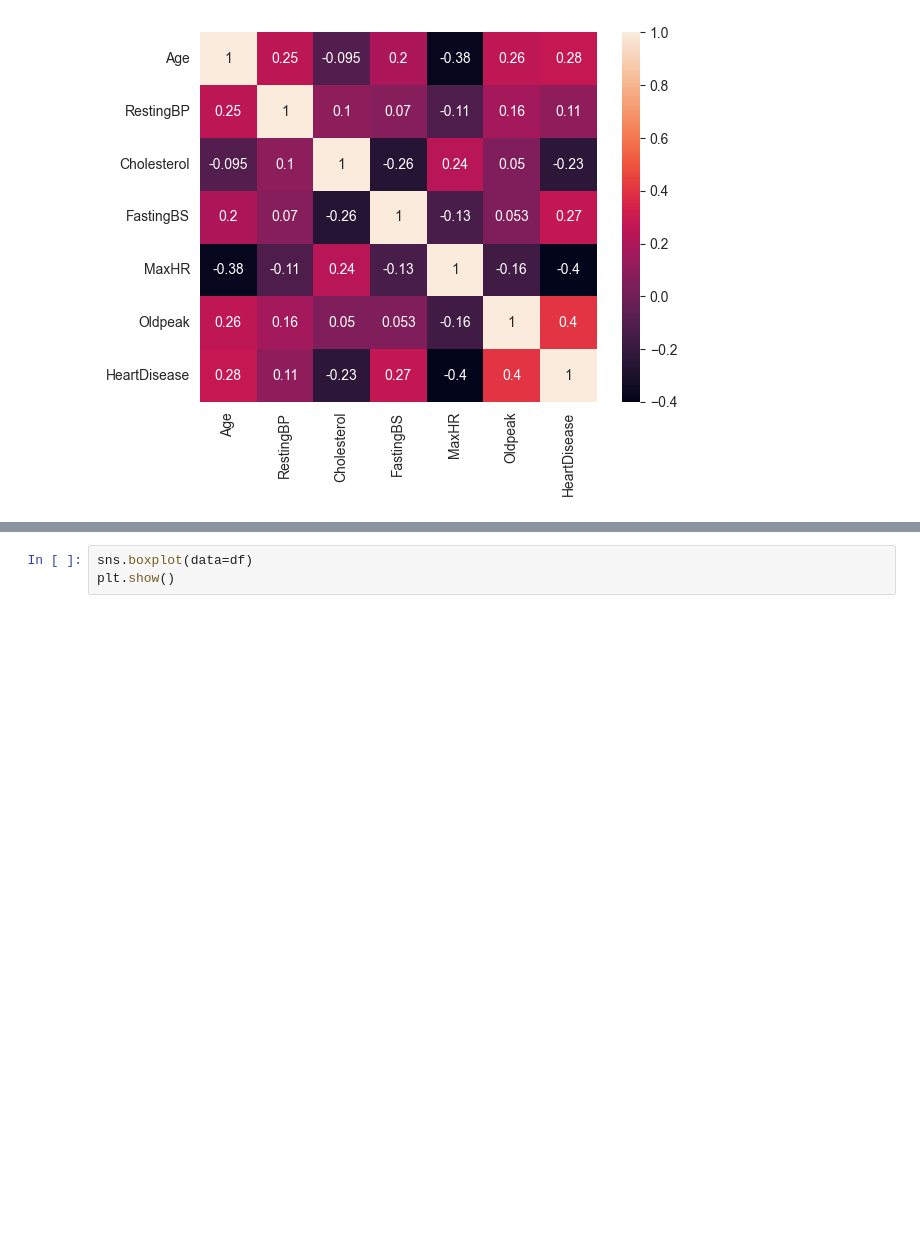
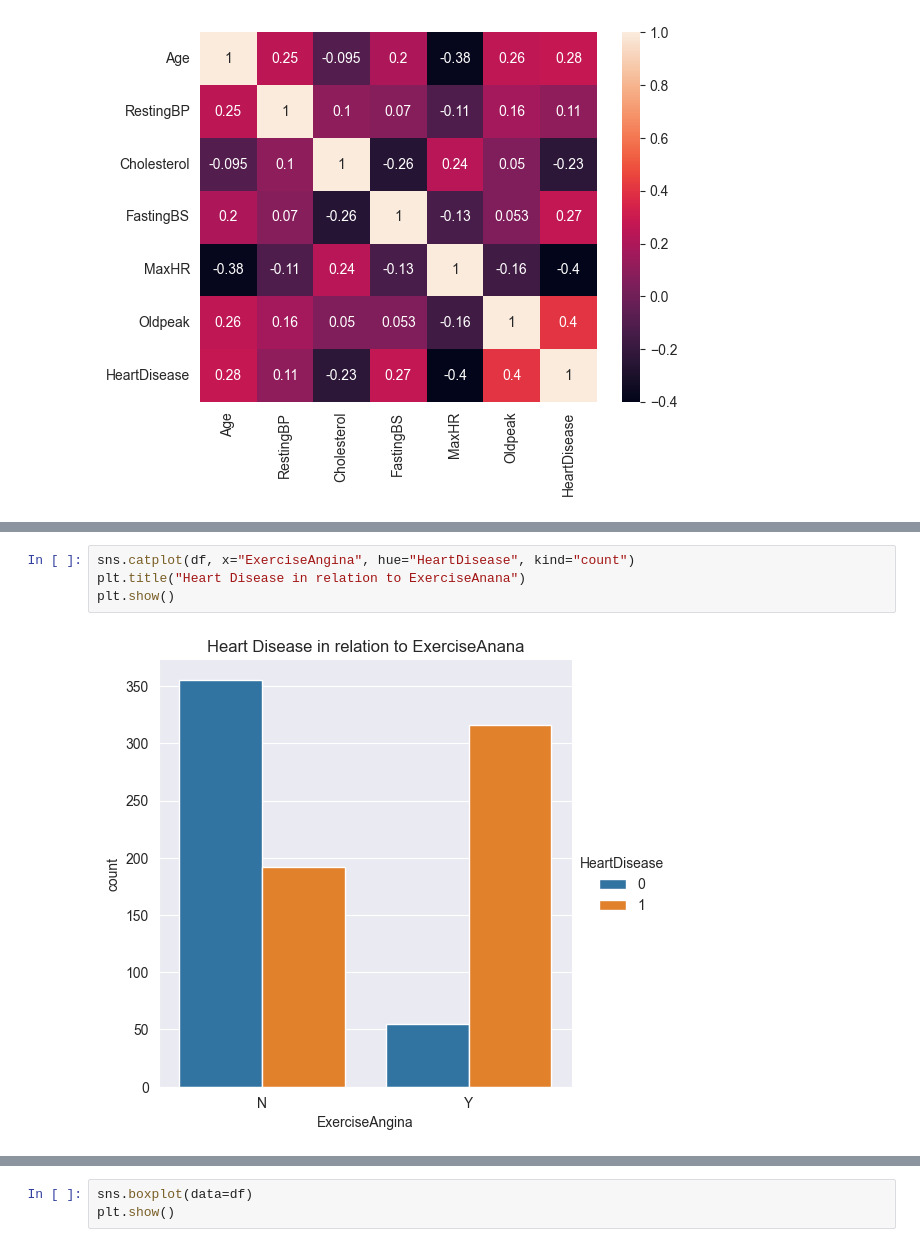
Before and after one commit to gatiengnv/heart_disease_detection, a Jupyter notebook: main.ipynb, the cells around one changed output, grey strips where cells are left out. Saved outputs shown, nothing was run; the diff lists cells and outputs as text; blank space fills up the shorter version.

```diff
--- a/main.ipynb
+++ b/main.ipynb
@@ -84,0 +88,6 @@ plt.show()
+# %%
+sns.catplot(df, x="ExerciseAngina", hue="HeartDisease", kind="count")
+plt.title("Heart Disease in relation to ExerciseAnana")
+plt.show()
+# %% [output]
+[figure, added]
```
Also changed, not shown: parts of 6 cells of this notebook.
